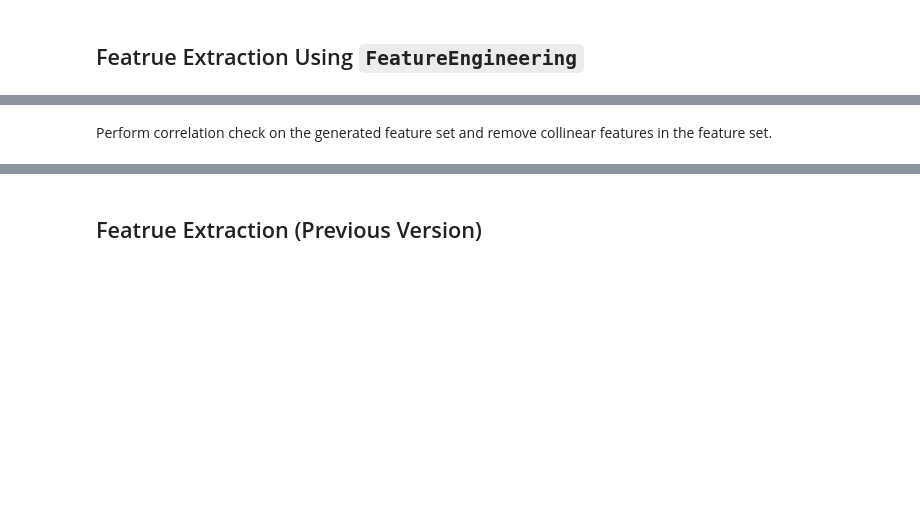
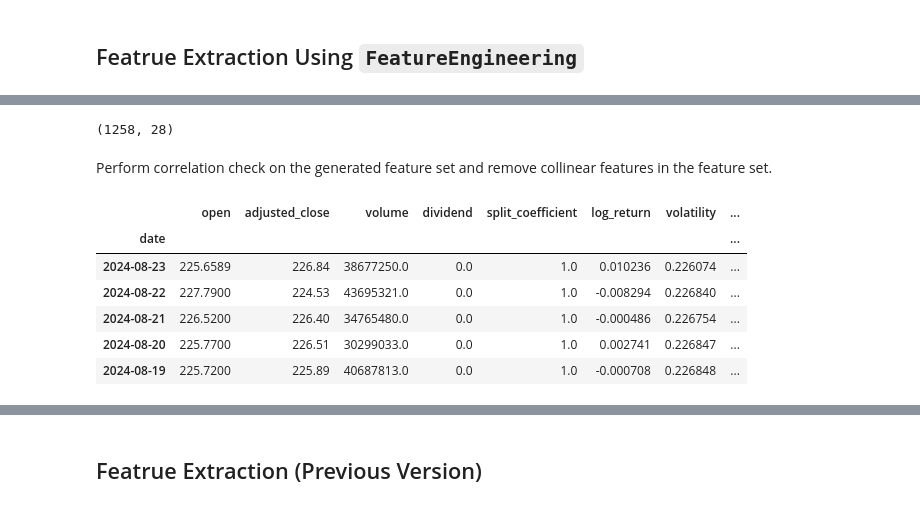
Before and after one commit to LibertyChaser/price_prediction, a Jupyter notebook: code/notebooks/w3_feature_engineering.ipynb, the cells around one changed output, grey strips where cells are left out. Cells and saved outputs as stored; diff of their text form; code cells hidden in the pictures; blank space fills up the shorter version.

```diff
--- a/code/notebooks/w3_feature_engineering.ipynb
+++ b/code/notebooks/w3_feature_engineering.ipynb
@@ -29,32 +30,45 @@ No new data available for AAPL.
+# %%
+fe_data.shape
+# %% [output]
+(1258, 28)
 # %% [markdown]
 Perform correlation check on the generated feature set and remove collinear features in the feature set.
 # %%
 # Identify columns with high correlation
-import ace_tools as tools
+# import ace_tools as tools
 
+correlation_matrix = fe_data.corr().abs()
 
 def remove_collinear_features(correlation_matrix, threshold=0.9):
     columns = np.full((correlation_matrix.shape[0],), True, dtype=bool)
     for i in range(correlation_matrix.shape[0]):
         for j in range(i+1, correlation_matrix.shape[0]):
             if correlation_matrix.iloc[i, j] >= threshold:
                 if columns[j]:
                     columns[j] = False
     selected_columns = correlation_matrix.columns[columns]
     return selected_columns
 
 
 # Select non-collinear features
 non_collinear_features = remove_collinear_features(correlation_matrix)
 non_collinear_features
 
 # Create a new DataFrame with non-collinear features
-data_non_collinear = data[non_collinear_features]
+data_non_collinear = fe_data[non_collinear_features]
 
-tools.display_dataframe_to_user(
-    name="Non-Collinear Features DataFrame", dataframe=data_non_collinear)
+# tools.display_dataframe_to_user(
+#     name="Non-Collinear Features DataFrame", dataframe=data_non_collinear)
 
 data_non_collinear.head()
+# %% [output]
+|  | open | adjusted_close | volume | dividend | split_coefficient | log_return | volatility | ... |
+| date |  |  |  |  |  |  |  | ... |
+| 2024-08-23 | 225.6589 | 226.84 | 38677250.0 | 0.0 | 1.0 | 0.010236 | 0.226074 | ... |
+| 2024-08-22 | 227.7900 | 224.53 | 43695321.0 | 0.0 | 1.0 | -0.008294 | 0.226840 | ... |
+| 2024-08-21 | 226.5200 | 226.40 | 34765480.0 | 0.0 | 1.0 | -0.000486 | 0.226754 | ... |
+| 2024-08-20 | 225.7700 | 226.51 | 30299033.0 | 0.0 | 1.0 | 0.002741 | 0.226847 | ... |
+| 2024-08-19 | 225.7200 | 225.89 | 40687813.0 | 0.0 | 1.0 | -0.000708 | 0.226848 | ... |
 # %%
 X = fe_data.drop(['close'], axis=1)
 correlation_matrix = X.corr()
```
Also changed, not shown: parts of 7 cells of this notebook, 1 other file.
